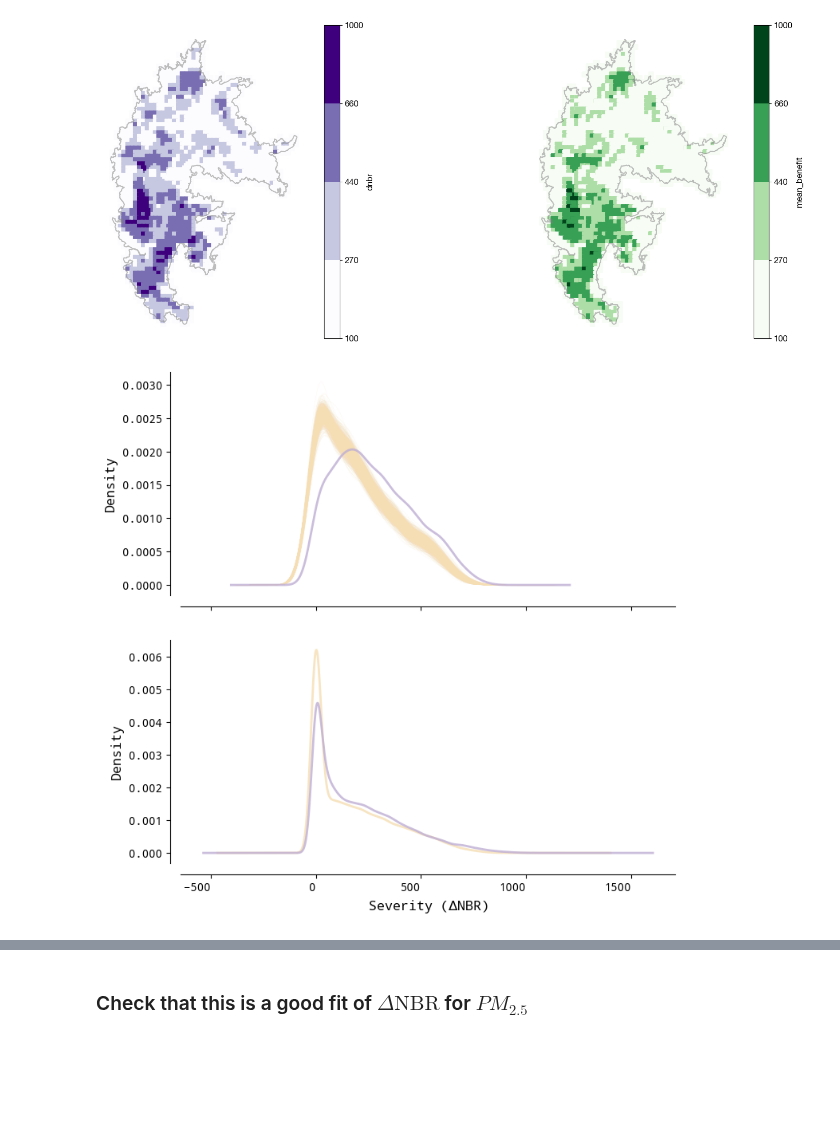
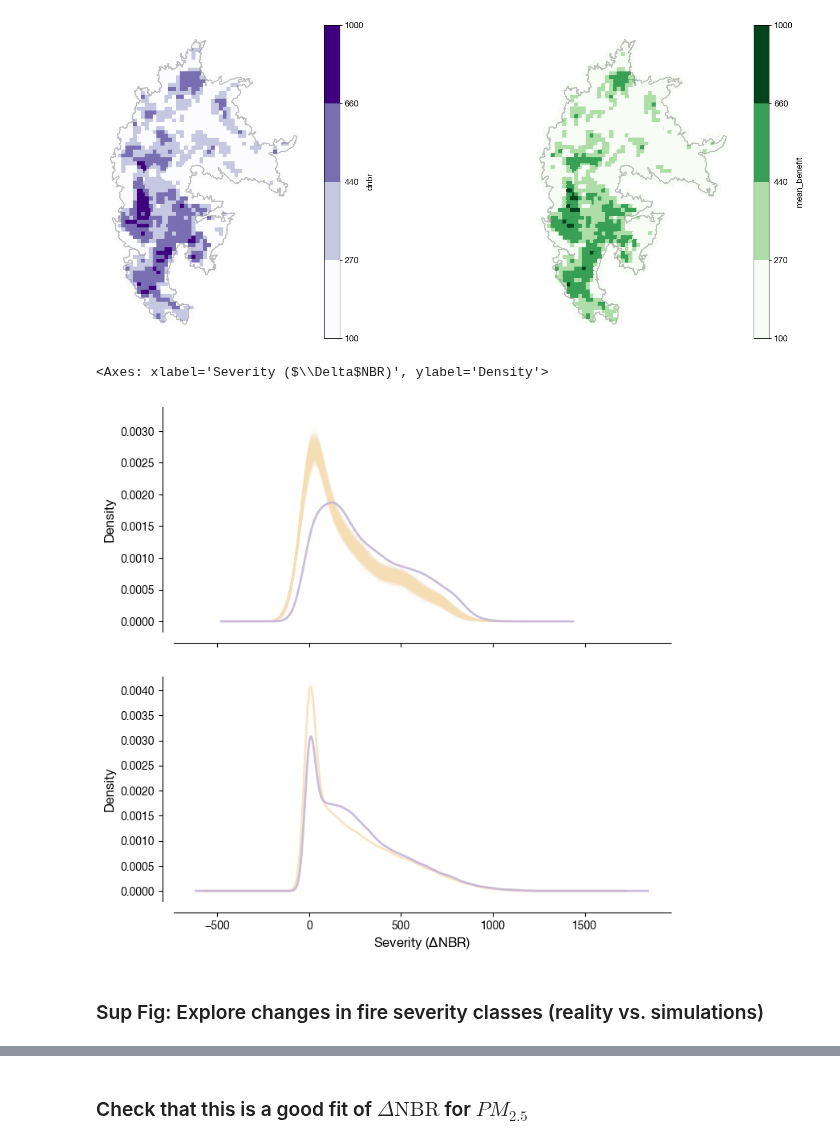
Before and after one commit to echolab-stanford/prescribed_fires, a Jupyter notebook: analysis/simulation_replication.ipynb, the cells around one changed output, grey strips where cells are left out. Drawn from its saved outputs; the diff is of its cells as text; code cells hidden in the pictures; blank space fills up the shorter version.

```diff
--- a/analysis/simulation_replication.ipynb
+++ b/analysis/simulation_replication.ipynb
@@ -932,47 +1052,43 @@ for sim in df.sim.unique():
     sims_event[(sims_event.sim == sim)].sim_benefit.plot.density(
         ax=ax[0], color="wheat", alpha=0.5, linewidth=0.1
     )
 
 treatments_dnbr[
     treatments_dnbr.Event_ID == "CA3720111927220200905"
 ].dnbr.plot.density(ax=ax[0], color="#beaed4", linewidth=2, alpha=0.8)
 
 # sims_event.groupby("grid_id").sim_benefit.mean().plot.density(
 #     ax=ax[0], color="orange", linewidth=2, alpha=0.5
 # )
 
 # Apply template
 template_plots(ax[0], xlab="Severity ($\Delta$NBR)", ylab="Density")
 
 # Plot the same, but for all the events
 all_sims = (
     df.groupby(["grid_id"])
-    .sim_benefit.min()
+    .sim_benefit.mean()
     .plot.density(ax=ax[1], color="wheat", linewidth=2, alpha=0.8)
 )
 
-# for sim in df.sim.unique():
-#     all_sims[(all_sims.sim == sim)].sim_benefit.plot.density(
-#         ax=ax[1], color="wheat", alpha=0.5, linewidth=0.1
-#     )
 
-treatments_dnbr[
-    (treatments_dnbr.year > 2010) & (treatments_dnbr.year < 2021)
+treatments_dnbr_clean[
+    (treatments_dnbr_clean.year > 2010) & (treatments_dnbr_clean.year < 2021)
 ].dnbr.plot.density(ax=ax[1], color="#beaed4", linewidth=2, alpha=0.8)
 
-# all_sims.groupby("grid_id").sim_benefit.median().plot.density(
-#     ax=ax[1], color="orange", linewidth=2, alpha=0.5
-# )
 
 # Apply template
 template_plots(ax[1], xlab="Severity ($\Delta$NBR)", ylab="Density")
 
 # Save plot as PDF
-plt.savefig(
-    "../figs/benefits_fire_creek.pdf",
-    bbox_inches="tight",
-    dpi=300,
-    transparent=True,
-)
+# plt.savefig(
+#     "../figs/benefits_fire_creek.pdf",
+#     bbox_inches="tight",
+#     dpi=300,
+#     transparent=True,
+# )
 # %% [output]
+<Axes: xlabel='Severity ($\\Delta$NBR)', ylabel='Density'>
-[figure, old version]
+[figure, new version]
+# %% [markdown]
+### Sup Fig: Explore changes in fire severity classes (reality vs. simulations)
```
Also changed, not shown: parts of 28 cells of this notebook, 6 other files.
